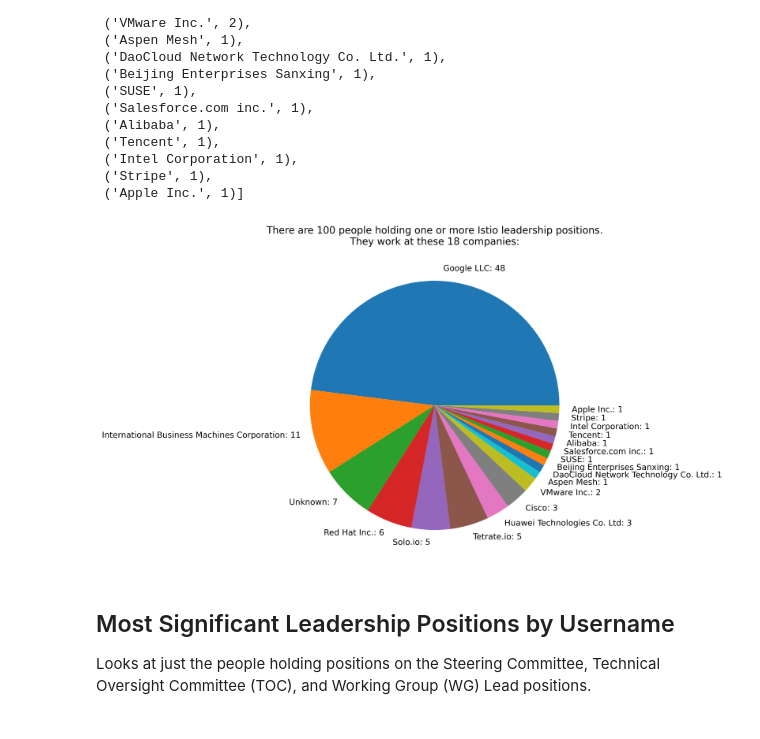
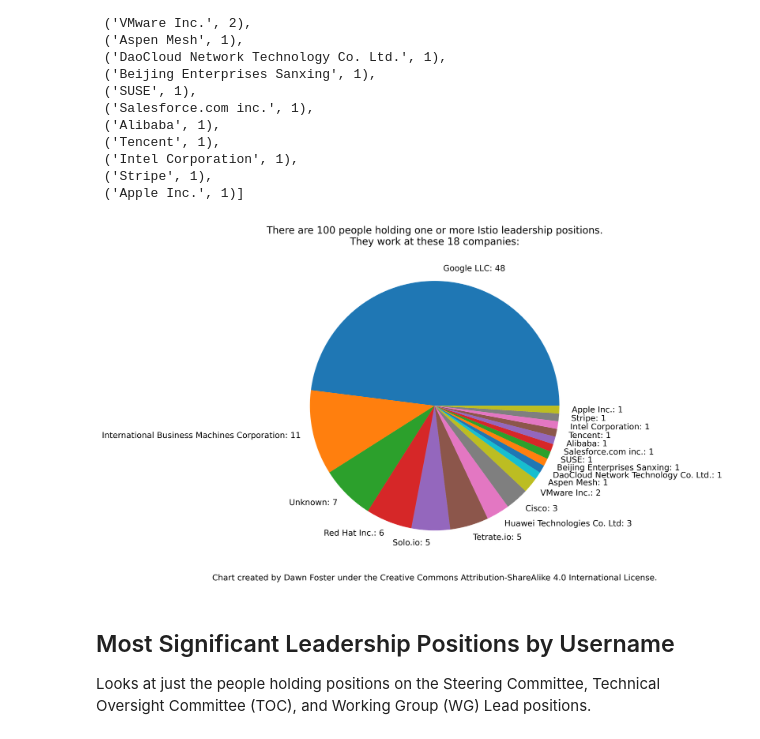
Before and after one commit to geekygirldawn/k8s_data, a Jupyter notebook: datasets/Istio_Leadership_Analysis.ipynb, the cells around one changed output. Drawn from its saved outputs; the diff is of its cells as text; code cells hidden in the pictures.

Commit message:
added CC license information to the top of the notebook and at the bottom of each pie chart

```diff
--- a/datasets/Istio_Leadership_Analysis.ipynb
+++ b/datasets/Istio_Leadership_Analysis.ipynb
@@ -117,19 +119,21 @@ They work at these 18 companies:
 # %%
 # Generate a pie chart from the above data
 from matplotlib import pyplot as plt
 
 data = [x[1] for x in company_agg]
 labels = [str(str(x[0]) + ': ' + str(x[1])) for x in company_agg]
 
 fig = plt.figure(figsize =(12, 7), dpi=400)
 title_str = 'There are ' + str(len(users)) + ' people holding one or more Istio leadership positions.\nThey work at these ' + str(len(company_agg)-1) + " companies:"
 plt.title(title_str)
 
+plt.xlabel('\nChart created by Dawn Foster under the Creative Commons Attribution-ShareAlike 4.0 International License.')
+
 plt.pie(data, labels = labels)
 plt.show()
 fig.savefig('istio_graphs_2022-04-22/all_leaders.png', dpi=fig.dpi)
 # %% [output]
-[figure, old version]
+[figure, new version]
 # %% [markdown]
 ## Most Significant Leadership Positions by Username
 
```
Also changed, not shown: parts of 2 cells of this notebook, 2 other files.
